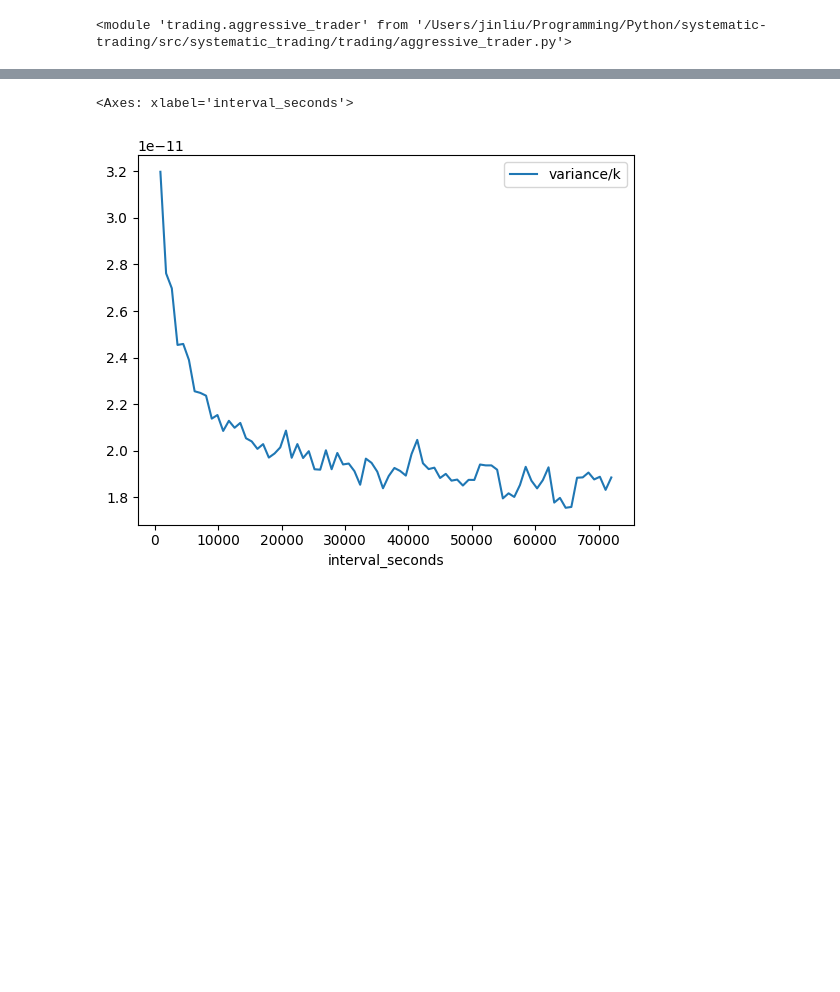
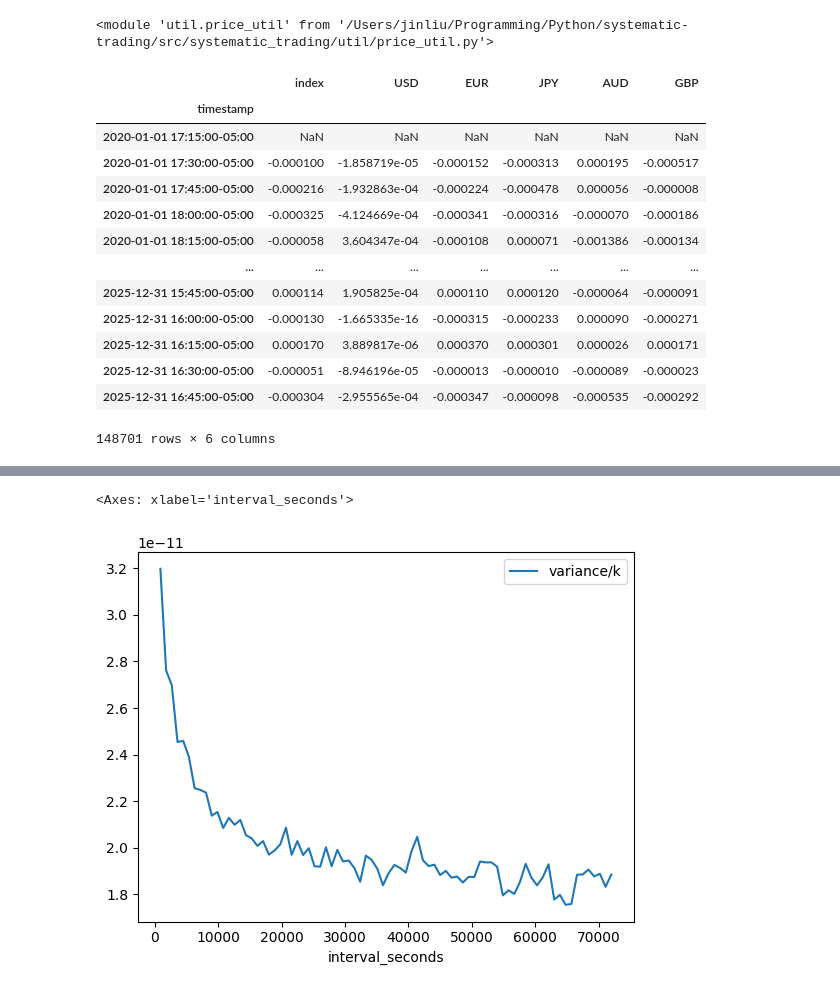
Before and after one commit to muqali/systematic-trading, a Jupyter notebook: src/systematic_trading/research/sgd_neer.ipynb, the cells around one changed output, grey strips where cells are left out. Saved outputs shown, nothing was run; the diff lists cells and outputs as text; code cells hidden in the pictures; blank space fills up the shorter version.

```diff
--- a/src/systematic_trading/research/sgd_neer.ipynb
+++ b/src/systematic_trading/research/sgd_neer.ipynb
@@ -31,8 +31,11 @@ importlib.reload(mr)
 
 import trading.aggressive_trader as at
 importlib.reload(at)
+
+import util.price_util as pu
+importlib.reload(pu)
 # %% [output]
-<module 'trading.aggressive_trader' from '/Users/jinliu/Programming/Python/systematic-trading/src/systematic_trading/trading/aggressive_trader.py'>
+<module 'util.price_util' from '/Users/jinliu/Programming/Python/systematic-trading/src/systematic_trading/util/price_util.py'>
 # %%
 strategy = sns.SGDNEERStrategy(instruments, prices,
                         {"past_horizon": pd.Timedelta(minutes=120),
@@ -48,3 +51,20 @@ strategy = sns.SGDNEERStrategy(instruments, prices,
 rets_vs_sgd = sn.build_rets_vs_sgd(prices)
 index_ret_series = rets_vs_sgd["index"]
 currency_ret_series = rets_vs_sgd["EUR"]
+# %%
+rets_vs_sgd
+# %% [output]
+|  | index | USD | EUR | JPY | AUD | GBP |
+| timestamp |  |  |  |  |  |  |
+| 2020-01-01 17:15:00-05:00 | NaN | NaN | NaN | NaN | NaN | NaN |
+| 2020-01-01 17:30:00-05:00 | -0.000100 | -1.858719e-05 | -0.000152 | -0.000313 | 0.000195 | -0.000517 |
+| 2020-01-01 17:45:00-05:00 | -0.000216 | -1.932863e-04 | -0.000224 | -0.000478 | 0.000056 | -0.000008 |
+| 2020-01-01 18:00:00-05:00 | -0.000325 | -4.124669e-04 | -0.000341 | -0.000316 | -0.000070 | -0.000186 |
+| 2020-01-01 18:15:00-05:00 | -0.000058 | 3.604347e-04 | -0.000108 | 0.000071 | -0.001386 | -0.000134 |
+| ... | ... | ... | ... | ... | ... | ... |
+| 2025-12-31 15:45:00-05:00 | 0.000114 | 1.905825e-04 | 0.000110 | 0.000120 | -0.000064 | -0.000091 |
+| 2025-12-31 16:00:00-05:00 | -0.000130 | -1.665335e-16 | -0.000315 | -0.000233 | 0.000090 | -0.000271 |
+| 2025-12-31 16:15:00-05:00 | 0.000170 | 3.889817e-06 | 0.000370 | 0.000301 | 0.000026 | 0.000171 |
+| 2025-12-31 16:30:00-05:00 | -0.000051 | -8.946196e-05 | -0.000013 | -0.000010 | -0.000089 | -0.000023 |
+| 2025-12-31 16:45:00-05:00 | -0.000304 | -2.955565e-04 | -0.000347 | -0.000098 | -0.000535 | -0.000292 |
+148701 rows × 6 columns
```
Also changed, not shown: parts of 17 cells of this notebook, 2 other files.
